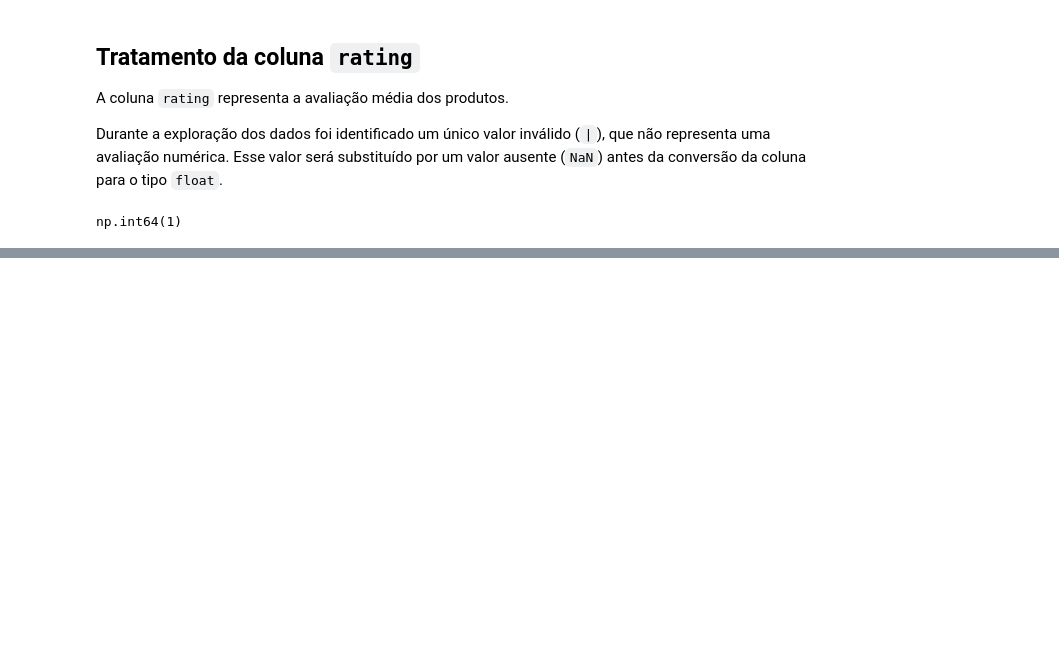
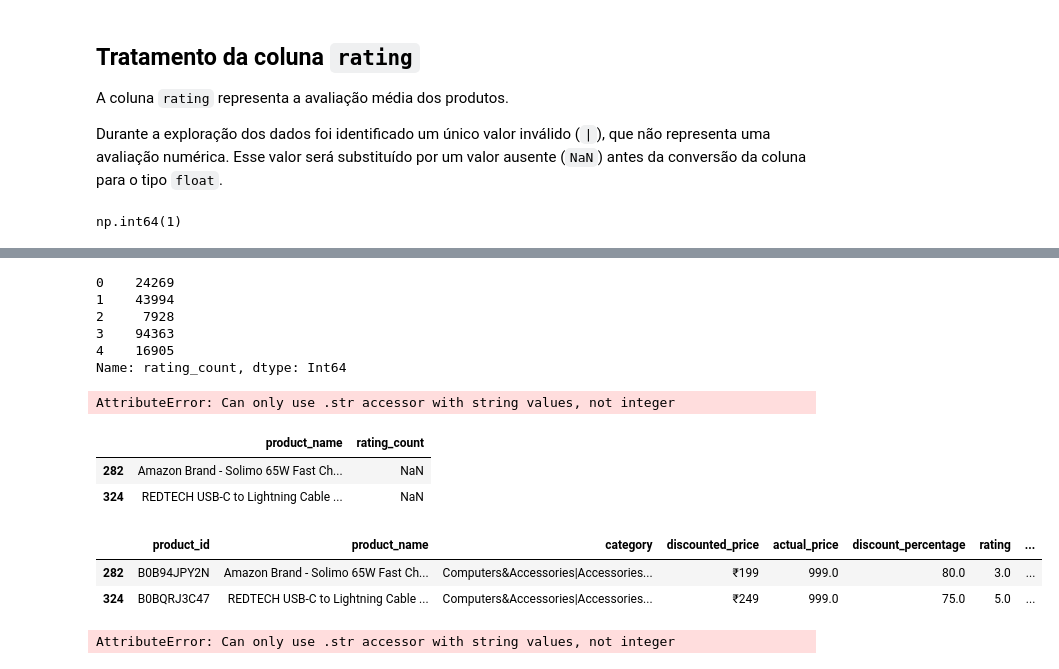
Before and after one commit to AdevalNetoC/Amazon_Sales_Analysis, a Jupyter notebook: Notebooks/Data_cleaning.ipynb, the cells around one changed output, grey strips where cells are left out. Drawn from its saved outputs; the diff is of its cells as text; code cells hidden in the pictures; blank space fills up the shorter version.

```diff
--- a/Notebooks/Data_cleaning.ipynb
+++ b/Notebooks/Data_cleaning.ipynb
@@ -93,3 +99,10 @@ dtype('float64')
+# %%
+df_clean["discounted_price"] = (
+    df_clean["discounted_price"]
+    .str.replace("₹", "", regex=False)
+    .str.replace(",", "", regex=False)
+    .astype(float)
+)
 # %% [markdown]
 ## Tratamento da coluna `actual_price`
 
@@ -147,0 +177,46 @@ df_clean["rating"] = df_clean["rating"].astype(float)
+# %%
+df_clean["rating_count"].head()
+# %% [output]
+0    24269
+1    43994
+2     7928
+3    94363
+4    16905
+Name: rating_count, dtype: Int64
+# %%
+df_clean["rating_count"] = (
+    df_clean["rating_count"]
+    .str.replace(",", "", regex=False)
+    .astype(int)
+)
+# %% [output]
+AttributeError: Can only use .str accessor with string values, not integer
+# %%
+mask = pd.to_numeric(
+    df_clean["rating_count"].str.replace(",", "", regex=False),
+    errors="coerce"
+).isna()
+
+df_clean.loc[mask, ["product_name", "rating_count"]]
+# %% [output]
+|  | product_name | rating_count |
+| 282 | Amazon Brand - Solimo 65W Fast Ch... | NaN |
+| 324 | REDTECH USB-C to Lightning Cable ... | NaN |
+# %%
+df_clean.loc[[282, 324]]
+# %% [output]
+|  | product_id | product_name | category | discounted_price | actual_price | discount_percentage | rating | ... |
+| 282 | B0B94JPY2N | Amazon Brand - Solimo 65W Fast Ch... | Computers&Accessories|Accessories... | ₹199 | 999.0 | 80.0 | 3.0 | ... |
+| 324 | B0BQRJ3C47 | REDTECH USB-C to Lightning Cable ... | Computers&Accessories|Accessories... | ₹249 | 999.0 | 75.0 | 5.0 | ... |
+# %%
+df_clean["rating_count"] = (
+    df_clean["rating_count"]
+    .str.replace(",", "", regex=False)
+)
+
+df_clean["rating_count"] = pd.to_numeric(
+    df_clean["rating_count"],
+    errors="coerce"
+).astype("Int64")
+# %% [output]
+AttributeError: Can only use .str accessor with string values, not integer
```
Also changed, not shown: parts of 7 cells of this notebook.
